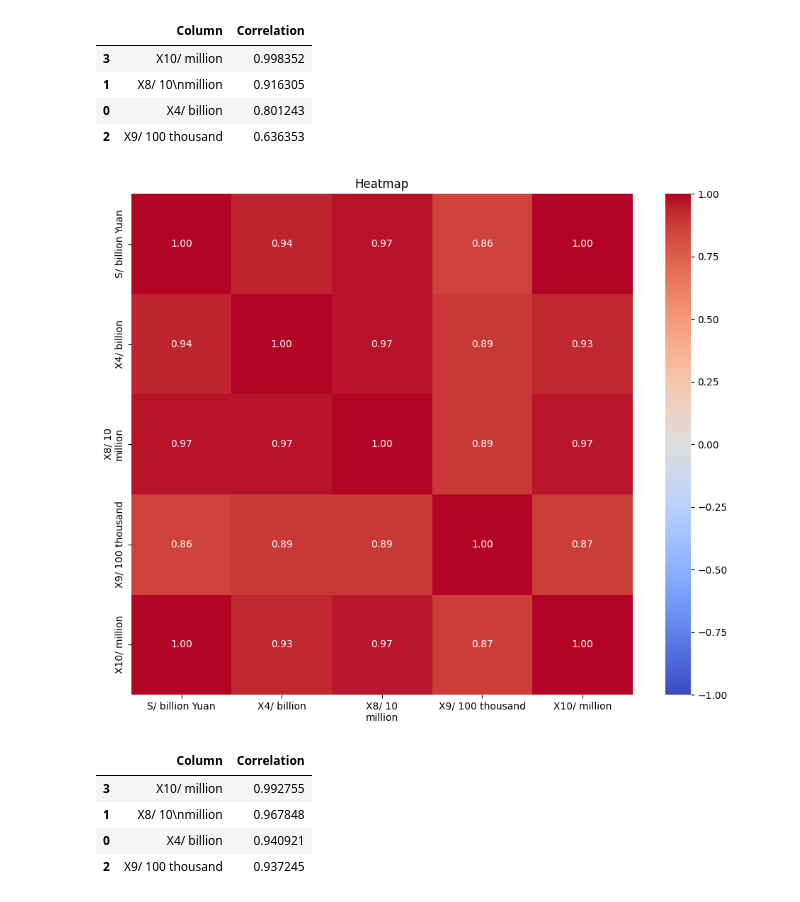
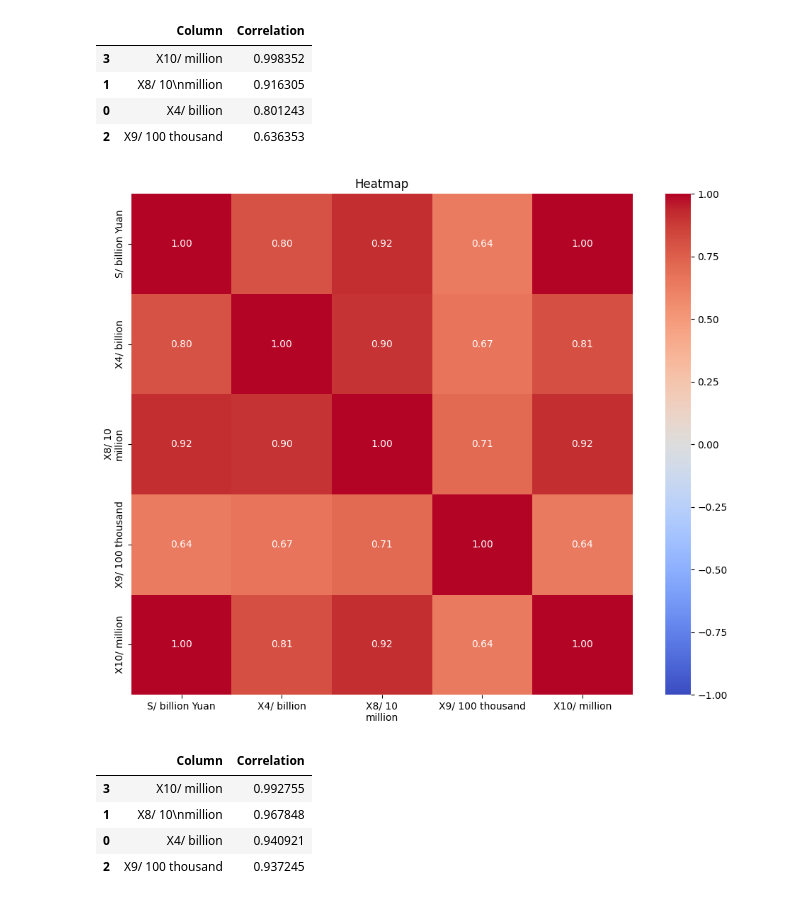
Before and after one commit to abderrahimrhitrif/Projet-DA, a Jupyter notebook: projet.ipynb, the cells around one changed output. Drawn from its saved outputs; the diff is of its cells as text; code cells hidden in the pictures.

Commit message:
Fixed heatmap

```diff
--- a/projet.ipynb
+++ b/projet.ipynb
@@ -427,9 +424,9 @@ calculate_correlation(df_pants_sales, 'S/ billion Yuan')
 | 0 | X4/ billion | 0.801243 |
 | 2 | X9/ 100 thousand | 0.636353 |
 # %%
-draw_correlation_heatmap(df_dress_sales.drop(columns=['Date']))
+draw_correlation_heatmap(df_pants_sales.drop(columns=['Date']))
 # %% [output]
-[figure, old version]
+[figure, new version]
 # %%
 calculate_correlation(df_sweater_sales,'S/ billion Yuan')
 # %% [output]
```
Also changed, not shown: parts of 2 cells of this notebook.
